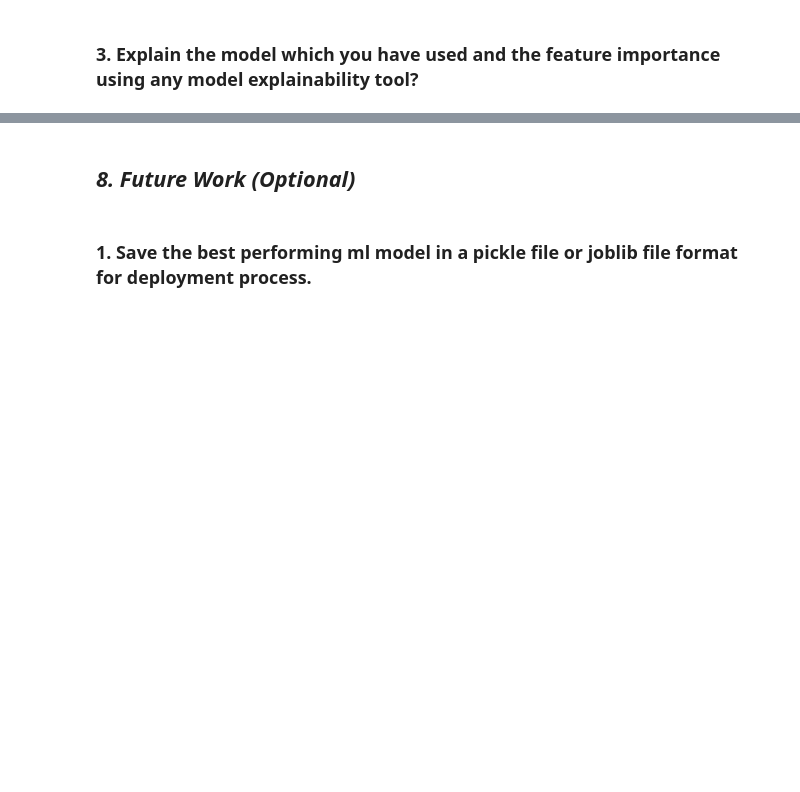
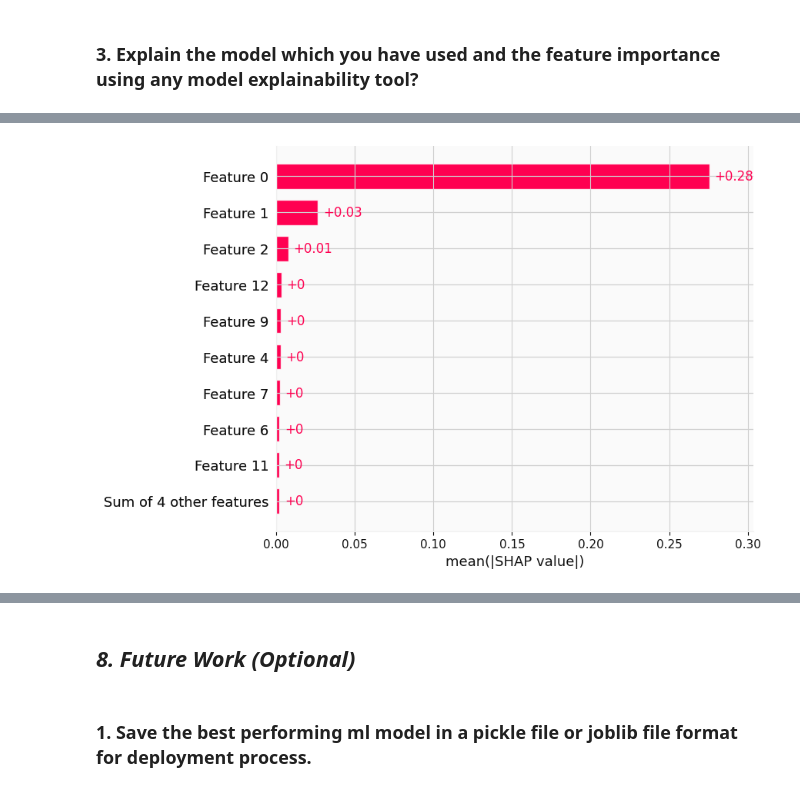
Before and after one commit to subhashsomarouthu/Yes_Bank_Stock_Closing_Price_Prediction, a Jupyter notebook: Yes_Bank_Stock_Closing_Price_prediction.ipynb, the cells around one changed output, grey strips where cells are left out. Saved outputs shown, nothing was run; the diff lists cells and outputs as text; code cells hidden in the pictures; blank space fills up the shorter version.

```diff
--- a/Yes_Bank_Stock_Closing_Price_prediction.ipynb
+++ b/Yes_Bank_Stock_Closing_Price_prediction.ipynb
@@ -2238,0 +2296,14 @@ Answer Here.
+# %%
+import shap
+
+explainer = shap.TreeExplainer(best_model_xgb_gs)
+
+# Generate SHAP values for the entire training dataset
+shap_values = explainer(x_test)
+
+# Select a specific record for explanation (e.g., the first record in x_test)
+
+
+# Explain the prediction for the selected record
+shap.initjs()
+shap.force_plot(shap_values[0], feature_names=x_independ.columns)
@@ -2238,0 +2329,4 @@ Answer Here.
+# %%
+shap.plots.bar(shap_values)
+# %% [output]
+[figure, added]
```
Also changed, not shown: parts of 30 cells of this notebook.
